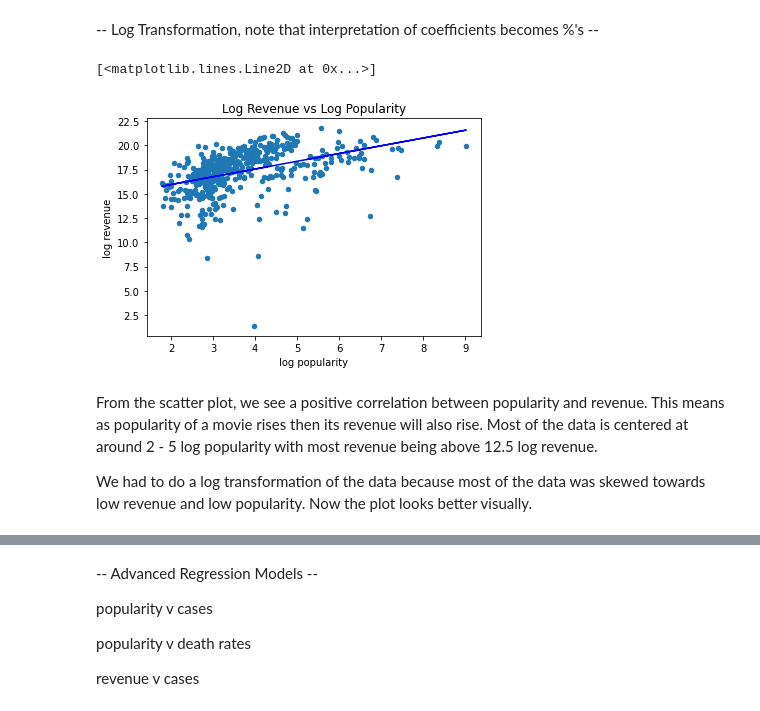
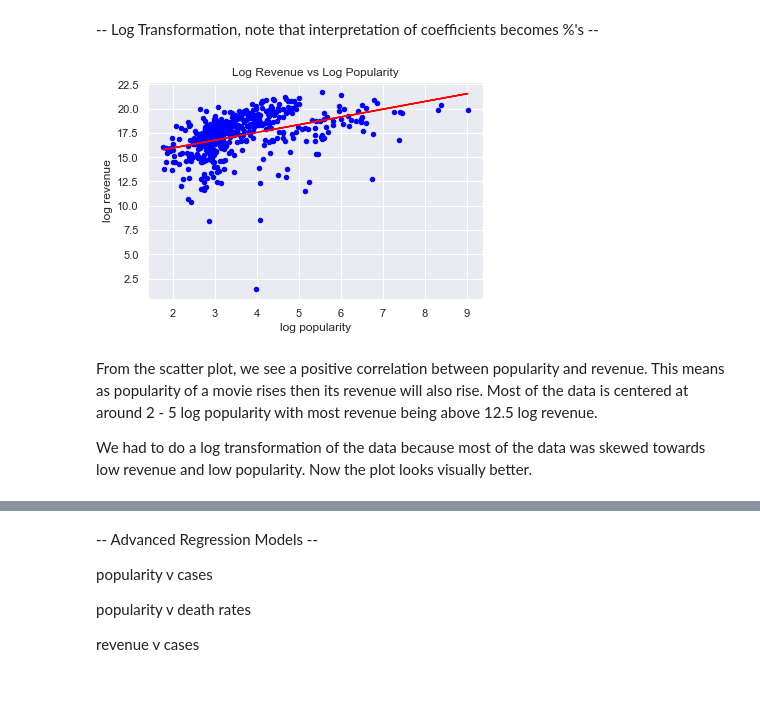
Before and after one commit to stan-GH/final-tutorial, a Jupyter notebook: final_tutorial.ipynb, the cells around one changed output, grey strips where cells are left out. Saved outputs shown, nothing was run; the diff lists cells and outputs as text; code cells hidden in the pictures.

```diff
--- a/final_tutorial.ipynb
+++ b/final_tutorial.ipynb
@@ -11,7 +11,15 @@ Of course, we started with importing some libraries that would allow us to do an
 # %%
 import sqlite3 as sql, pandas as pd, numpy as np, matplotlib as mpl, matplotlib.pyplot as pyplot, math
 from matplotlib.ticker import FormatStrFormatter
+import matplotlib.dates as mdates
+from scipy.stats import pearsonr
 import statsmodels.formula.api as smf
+import seaborn as sns
+import datetime
+import warnings
+
+sns.set_theme(style="darkgrid")
+warnings.filterwarnings('ignore')
 # %% [markdown]
 In order to begin analysis, we must first obtain data on the movie industry. We decided to focus on a very specific portion of data related to the movie industry -
 
@@ -68,0 +86,12 @@ The parameters of interest to us include the movie title, its release date, voti
+# %%
+# Minor cleaning, remove movies with any 0s (generally these are unreleased movies)
+moviesDF = moviesDF.loc[(moviesDF!=0).all(axis=1)]
+
+# Adds datetime column.
+datetimes = [datetime.datetime.strptime(x,'%Y-%m-%d') for x in moviesDF['release_date']]
+moviesDF['datetime'] = datetimes
+
+# Sorts by date in increasing order.
+moviesDF.sort_values(by='datetime', inplace=True)
+
+moviesDF.head()
@@ -71,19 +113,16 @@ Now we will do some exploratory analysis of the information on movies in general
 # %%
-# Minor cleaning, remove movies with any 0s (generally these are unreleased movies)
-moviesDF = moviesDF.loc[(moviesDF!=0).all(axis=1)]
-
 # Plot popularity against revenue
 ax1 = moviesDF.plot.scatter(x='popularity', y='revenue')
 ax1.set_title("Revenue vs Popularity")
 
 # Linear regression on popularity and revenue
-popularityCol = moviesDF.loc[:, 'popularity']
-revenueCol = moviesDF.loc[:, 'revenue']
+popularityCol = moviesDF['popularity']
+revenueCol = moviesDF['revenue']
 
 m, b = np.polyfit(popularityCol, revenueCol, deg=1)
 
 # Plot regression line
-ax1.plot(popularityCol, m*popularityCol + b, color="black")
+ax1.plot(popularityCol, m*popularityCol + b, color='red')
 
-moviesDF
+pyplot.show()
 # %% [output]
@@ -108,26 +135,27 @@ The data here is very skewed towards low revenue, low popularity so we'll need t
 # %%
 pd.options.mode.chained_assignment = None #Removes warning output text
 
 popularityColLog = [np.log(x) for x in popularityCol]
 revenueColLog = [np.log(x) for x in revenueCol]
 
-moviesDF['log popularity'] = popularityColLog
-moviesDF['log revenue'] = revenueColLog
+moviesDF.loc[:, 'log popularity'] = popularityColLog
+moviesDF.loc[:, 'log revenue'] = revenueColLog
 
 #Puts popularity and revenue into scatter plot
-ax2 = moviesDF.plot.scatter(x='log popularity', y='log revenue')
+ax2 = moviesDF.plot.scatter(x='log popularity', y='log revenue', color='blue')
 ax2.set_title("Log Revenue vs Log Popularity")
 
 popularityColLog = moviesDF.loc[:, 'log popularity']
 revenueColLog = moviesDF.loc[:, 'log revenue']
 
 #Gets regression line for popularity and revenue and plots it on to scatter plot
 m, b = np.polyfit(popularityColLog, revenueColLog, deg=1)
-ax2.plot(popularityColLog, m*popularityColLog + b, color="blue")
+ax2.plot(popularityColLog, m*popularityColLog + b, color='red')
+
+pyplot.show()
 # %% [output]
-[<matplotlib.lines.Line2D at 0x...>]
-[figure, old version]
+[figure, new version]
 # %% [markdown]
 From the scatter plot, we see a positive correlation between popularity and revenue. This means as popularity of a movie rises then its revenue will also rise. Most of the data is centered at around 2 - 5 log popularity with most revenue being above 12.5 log revenue.
 
-We had to do a log transformation of the data because most of the data was skewed towards low revenue and low popularity. Now the plot looks better visually.
+We had to do a log transformation of the data because most of the data was skewed towards low revenue and low popularity. Now the plot looks visually better.
```
Also changed, not shown: parts of 25 cells of this notebook.
